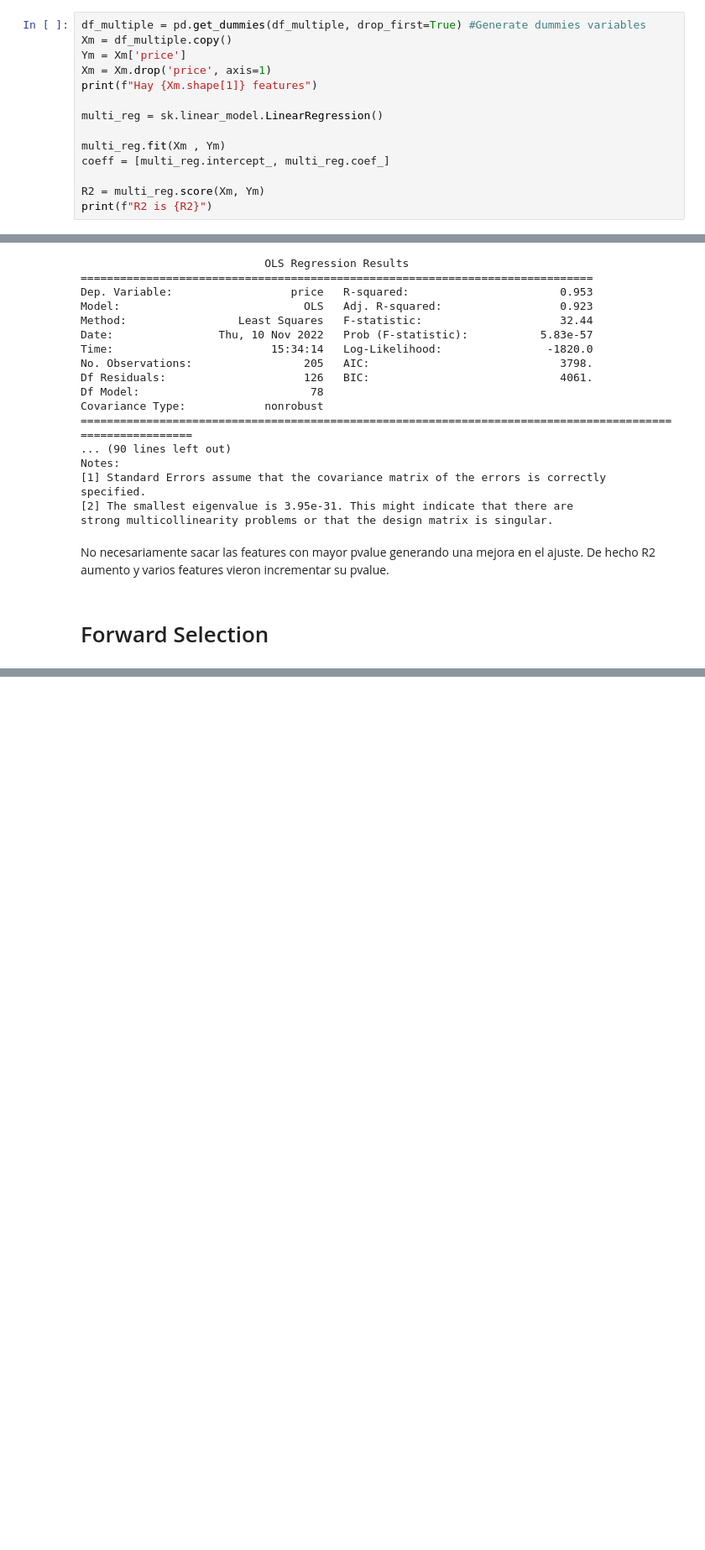
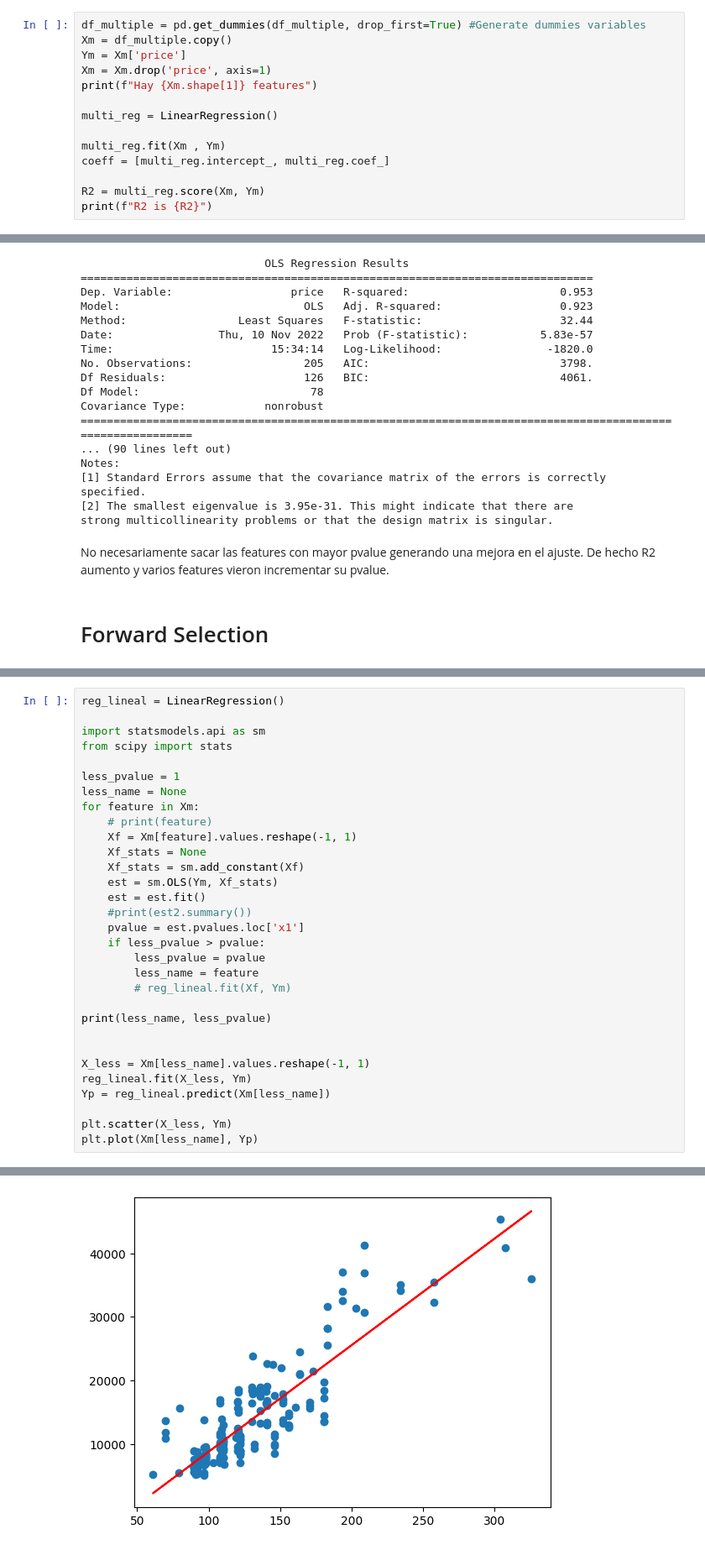
Before and after one commit to rombolaagustin/ml-practice, a Jupyter notebook: linear_regression.ipynb, the cells around one changed output, grey strips where cells are left out. Shown: that part at 84% size. Drawn from its saved outputs; the diff is of its cells as text; blank space fills up the shorter version.

```diff
--- a/linear_regression.ipynb
+++ b/linear_regression.ipynb
@@ -154,7 +156,7 @@ Ym = Xm['price']
 Xm = Xm.drop('price', axis=1)
 print(f"Hay {Xm.shape[1]} features")
 
-multi_reg = sk.linear_model.LinearRegression()
+multi_reg = LinearRegression()
 
 multi_reg.fit(Xm , Ym)
 coeff = [multi_reg.intercept_, multi_reg.coef_]
@@ -315,0 +337,32 @@ No necesariamente sacar las features con mayor pvalue generando una mejora en el
+# %%
+reg_lineal = LinearRegression()
+
+import statsmodels.api as sm
+from scipy import stats
+
+less_pvalue = 1
+less_name = None
+for feature in Xm:
+    # print(feature)
+    Xf = Xm[feature].values.reshape(-1, 1)
+    Xf_stats = None
+    Xf_stats = sm.add_constant(Xf)
+    est = sm.OLS(Ym, Xf_stats)
+    est = est.fit()
+    #print(est2.summary())
+    pvalue = est.pvalues.loc['x1']
+    if less_pvalue > pvalue:
+        less_pvalue = pvalue
+        less_name = feature
+        # reg_lineal.fit(Xf, Ym)
+
+print(less_name, less_pvalue)
+
+
+X_less = Xm[less_name].values.reshape(-1, 1)
+reg_lineal.fit(X_less, Ym)
+Yp = reg_lineal.predict(Xm[less_name])
+
+plt.scatter(X_less, Ym)
+plt.plot(Xm[less_name], Yp)
+# %% [output]
@@ -315,0 +371 @@ No necesariamente sacar las features con mayor pvalue generando una mejora en el
+[figure, added]
```
Also changed, not shown: parts of 10 cells of this notebook, 1 other file.
